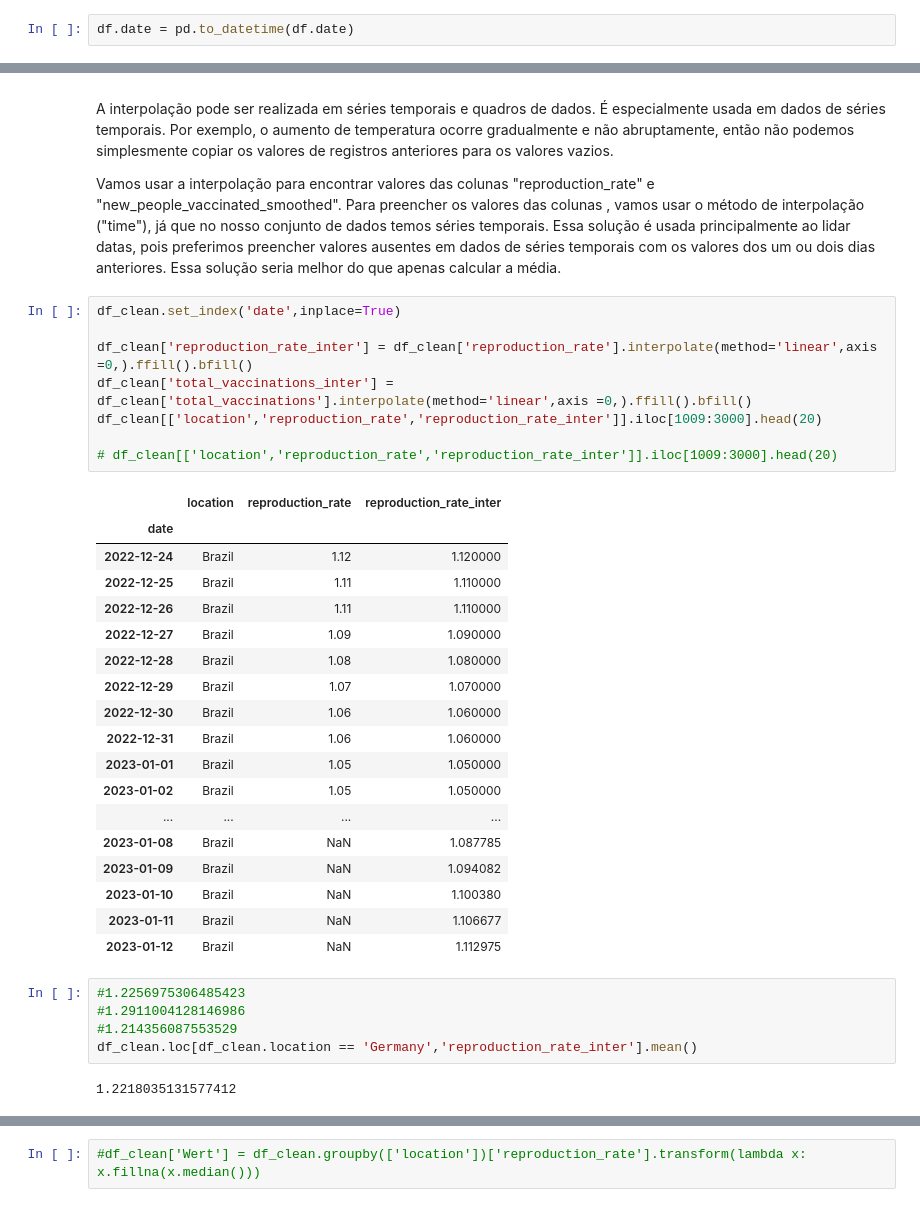
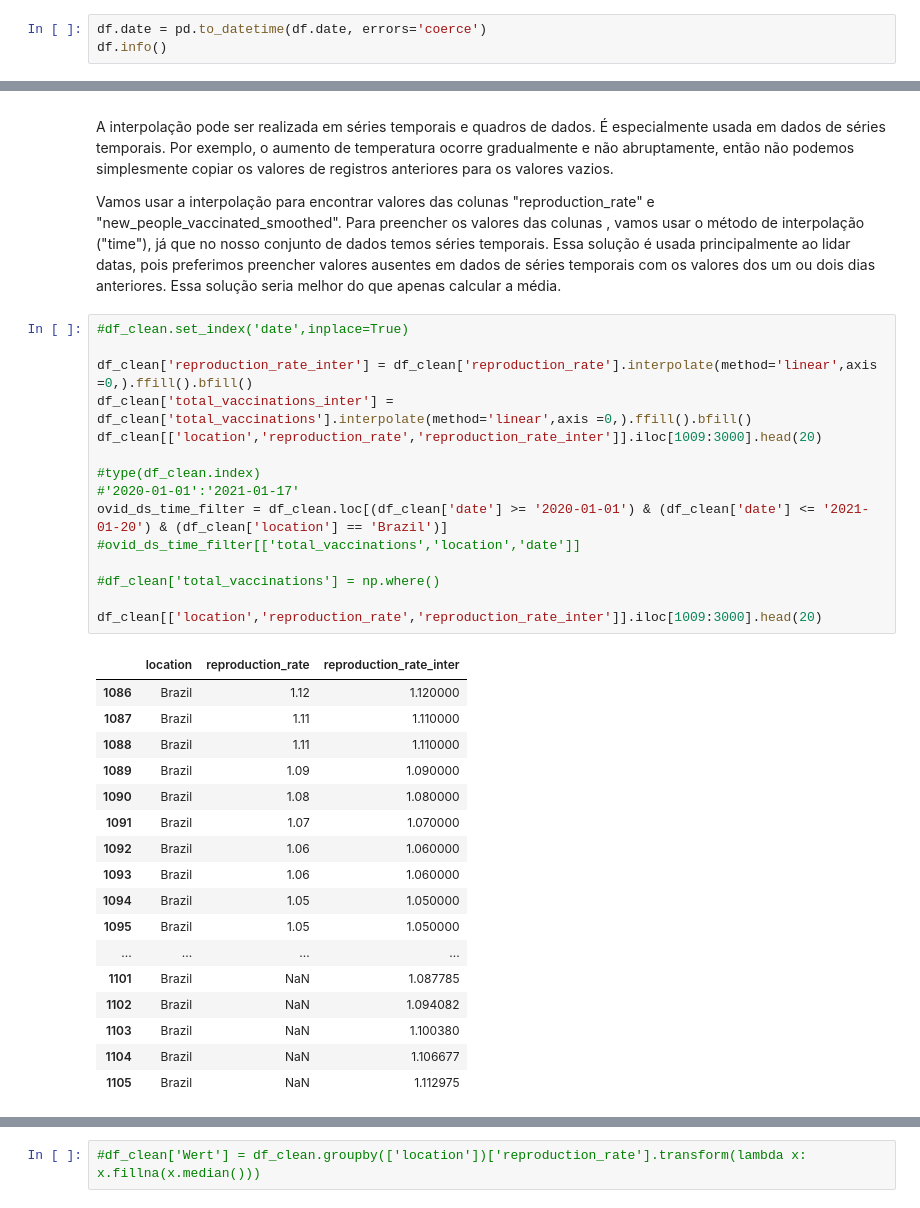
Before and after one commit to awildt01/Covid19-Datenvisualisierung, a Jupyter notebook: Analyse_und_Visualization_covid19.ipynb, the cells around one changed output, grey strips where cells are left out. Drawn from its saved outputs; the diff is of its cells as text.

```diff
--- a/Analyse_und_Visualization_covid19.ipynb
+++ b/Analyse_und_Visualization_covid19.ipynb
@@ -235,4 +236,5 @@ memory usage: 180.8+ MB
 # %% [markdown]
 Como vimos ao analisar o tipo das variáveis, verificamos que a coluna date não está em formato datetime. Para que possamos explorar essa variável ao máximo, vamos transformá-la para o formato datetime.
 # %%
-df.date = pd.to_datetime(df.date)
+df.date = pd.to_datetime(df.date, errors='coerce')
+df.info()
@@ -604,36 +624,35 @@ A interpolação pode ser realizada em séries temporais e quadros de dados. É
 
 Vamos usar a interpolação para encontrar valores das colunas "reproduction_rate" e "new_people_vaccinated_smoothed". Para preencher os valores das colunas , vamos usar o método de interpolação ("time"), já que no nosso conjunto de dados temos séries temporais. Essa solução é usada principalmente ao lidar datas, pois preferimos preencher valores ausentes em dados de séries temporais com os valores dos um ou dois dias anteriores. Essa solução seria melhor do que apenas calcular a média.
 # %%
-df_clean.set_index('date',inplace=True)
+#df_clean.set_index('date',inplace=True)
 
 df_clean['reproduction_rate_inter'] = df_clean['reproduction_rate'].interpolate(method='linear',axis =0,).ffill().bfill()
 df_clean['total_vaccinations_inter'] = df_clean['total_vaccinations'].interpolate(method='linear',axis =0,).ffill().bfill()
 df_clean[['location','reproduction_rate','reproduction_rate_inter']].iloc[1009:3000].head(20)
 
-# df_clean[['location','reproduction_rate','reproduction_rate_inter']].iloc[1009:3000].head(20)
+#type(df_clean.index)
+#'2020-01-01':'2021-01-17'
+ovid_ds_time_filter = df_clean.loc[(df_clean['date'] >= '2020-01-01') & (df_clean['date'] <= '2021-01-20') & (df_clean['location'] == 'Brazil')]
+#ovid_ds_time_filter[['total_vaccinations','location','date']]
+
+#df_clean['total_vaccinations'] = np.where()
+
+df_clean[['location','reproduction_rate','reproduction_rate_inter']].iloc[1009:3000].head(20)
 # %% [output]
 |  | location | reproduction_rate | reproduction_rate_inter |
-| date |  |  |  |
-| 2022-12-24 | Brazil | 1.12 | 1.120000 |
-| 2022-12-25 | Brazil | 1.11 | 1.110000 |
-| 2022-12-26 | Brazil | 1.11 | 1.110000 |
-| 2022-12-27 | Brazil | 1.09 | 1.090000 |
-| 2022-12-28 | Brazil | 1.08 | 1.080000 |
-| 2022-12-29 | Brazil | 1.07 | 1.070000 |
-| 2022-12-30 | Brazil | 1.06 | 1.060000 |
-| 2022-12-31 | Brazil | 1.06 | 1.060000 |
-| 2023-01-01 | Brazil | 1.05 | 1.050000 |
-| 2023-01-02 | Brazil | 1.05 | 1.050000 |
+| 1086 | Brazil | 1.12 | 1.120000 |
+| 1087 | Brazil | 1.11 | 1.110000 |
+| 1088 | Brazil | 1.11 | 1.110000 |
+| 1089 | Brazil | 1.09 | 1.090000 |
+| 1090 | Brazil | 1.08 | 1.080000 |
+| 1091 | Brazil | 1.07 | 1.070000 |
+| 1092 | Brazil | 1.06 | 1.060000 |
+| 1093 | Brazil | 1.06 | 1.060000 |
+| 1094 | Brazil | 1.05 | 1.050000 |
+| 1095 | Brazil | 1.05 | 1.050000 |
 | ... | ... | ... | ... |
-| 2023-01-08 | Brazil | NaN | 1.087785 |
-| 2023-01-09 | Brazil | NaN | 1.094082 |
-| 2023-01-10 | Brazil | NaN | 1.100380 |
-| 2023-01-11 | Brazil | NaN | 1.106677 |
-| 2023-01-12 | Brazil | NaN | 1.112975 |
+| 1101 | Brazil | NaN | 1.087785 |
+| 1102 | Brazil | NaN | 1.094082 |
+| 1103 | Brazil | NaN | 1.100380 |
+| 1104 | Brazil | NaN | 1.106677 |
+| 1105 | Brazil | NaN | 1.112975 |
-# %%
-#1.2256975306485423
-#1.2911004128146986
-#1.214356087553529
-df_clean.loc[df_clean.location == 'Germany','reproduction_rate_inter'].mean()
-# %% [output]
-1.2218035131577412
```
Also changed, not shown: parts of 28 cells of this notebook.
